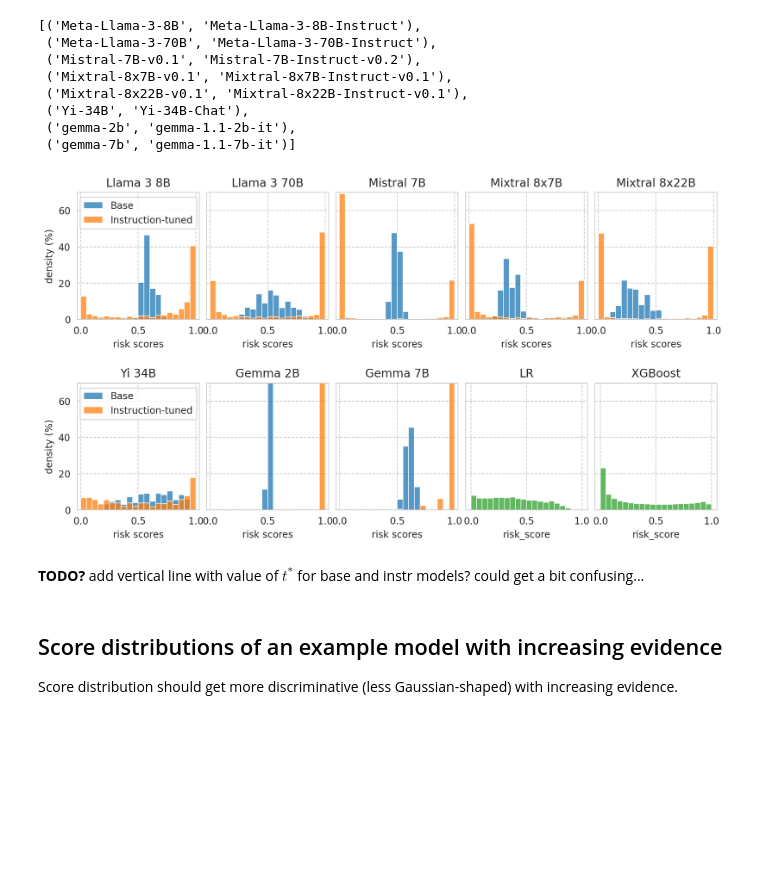
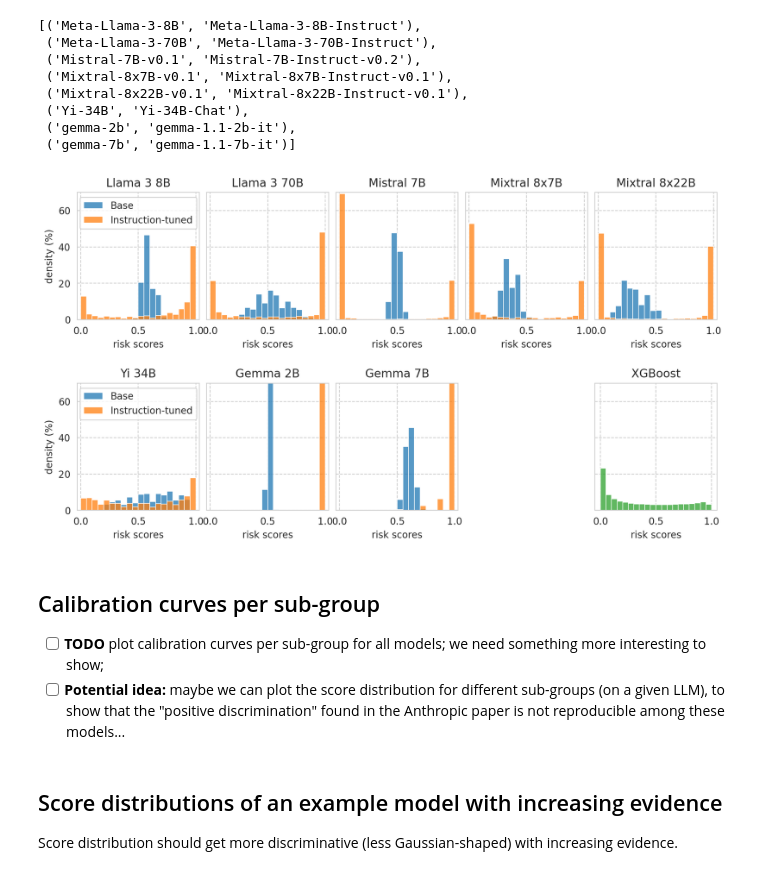
Before and after one commit to socialfoundations/folktexts, a Jupyter notebook: notebooks/paper-plots-and-tables.ipynb, the cells around one changed output. Cells and saved outputs as stored; diff of their text form; code cells hidden in the pictures; blank space fills up the shorter version.

```diff
--- a/notebooks/paper-plots-and-tables.ipynb
+++ b/notebooks/paper-plots-and-tables.ipynb
@@ -596,7 +597,8 @@ model_pairs
  ('gemma-2b', 'gemma-1.1-2b-it'),
  ('gemma-7b', 'gemma-1.1-7b-it')]
 # %%
-import math
+PLOT_THRESHOLD_LINE = False
+
 N_PLOTS = len(model_pairs) + 1  # plus 1 for the XGBoost baseline
 
 N_COLS = 5
@@ -642,37 +644,82 @@ for idx, (base_name, instr_name) in enumerate(model_pairs):
         ax.set_ylim(0, 70)
 
     ax.set_xlim(-0.03, 1.03)
 
     # Render plot
     sns.histplot(base_scores, label="Base", ax=ax, **plot_config)
     sns.histplot(it_scores, label="Instruction-tuned", ax=ax, **plot_config)
 
+    # Draw faint vertical line with t^* of each model
+    threshold_col = "optimal_thresh"
+    # threshold_col = "fit_thresh_on_100"
+
+    if PLOT_THRESHOLD_LINE:
+        ax.axvline(x=base_row[threshold_col], ls="--", color=palette[0], alpha=0.5)
+        ax.axvline(x=it_row[threshold_col], ls="--", color=palette[1], alpha=0.5)
+
+    # Render legend on left-most plots
     if ax_col == 0:
         ax.legend(loc="upper center")
+
+        if PLOT_THRESHOLD_LINE:
+            ax.text(
+                x=base_row[threshold_col] - 5e-2,
+                y=43,
+                s="$t^*$",
+                color=palette[0],
+                fontsize=10,
+                ha='center',
+                va='bottom',
+                # zorder=-1,
+            ) #.set_bbox(dict(facecolor='white', alpha=0.5))
+
+            ax.text(
+                x=it_row[threshold_col] + 5e-2,
+                y=43,
+                s="$t^*$",
+                color=palette[1],
+                fontsize=10,
+                ha='center',
+                va='bottom',
+                # zorder=-1,
+            )
 
 
 # Plot score distribution for XGBoost baseline
 for idx, baseline_name in enumerate(["LR", "XGBoost"]):
     ax = axes[1, 3 + idx]
     ax.set_title(baseline_name)
 
     baseline_row = task_df[task_df["name"] == baseline_name].iloc[0]
     xgboost_scores = scores_df_map[baseline_row.name]["risk_score"]
 
     sns.histplot(
         xgboost_scores,
         label=baseline_name,
         color=palette[2],
         ax=ax,
         **plot_config,
     )
 
+    ax.set_xlabel("risk scores")
+
+# Remove LR?
+axes[1, 3].remove()
+
+axes[1, 4].set_ylabel("density (%)")
+axes[1, 4].set_yticks([0, 20, 40, 60])
+axes[1, 4].set_yticklabels([0, 20, 40, 60])
+
+plt.plot()
+
 # Save figure
-save_fig(fig, f"score-distribution")
+save_fig(fig, f"score-distribution" + ("_with-threshold" if PLOT_THRESHOLD_LINE else ""))
 # %% [output]
-[figure, old version]
+[figure, new version]
-# %% [markdown]
-**TODO?** add vertical line with value of $t^*$ for base and instr models? could get a bit confusing...
+# %% [markdown]
+## Calibration curves per sub-group
+- [ ] **TODO** plot calibration curves per sub-group for all models; we need something more interesting to show;
+- [ ] **Potential idea:** maybe we can plot the score distribution for different sub-groups (on a given LLM), to show that the "positive discrimination" found in the Anthropic paper is not reproducible among these models...
 # %% [markdown]
 ## Score distributions of an example model with increasing evidence
 Score distribution should get more discriminative (less Gaussian-shaped) with increasing evidence.
```
Also changed, not shown: parts of 2 cells of this notebook, 2 other files.
